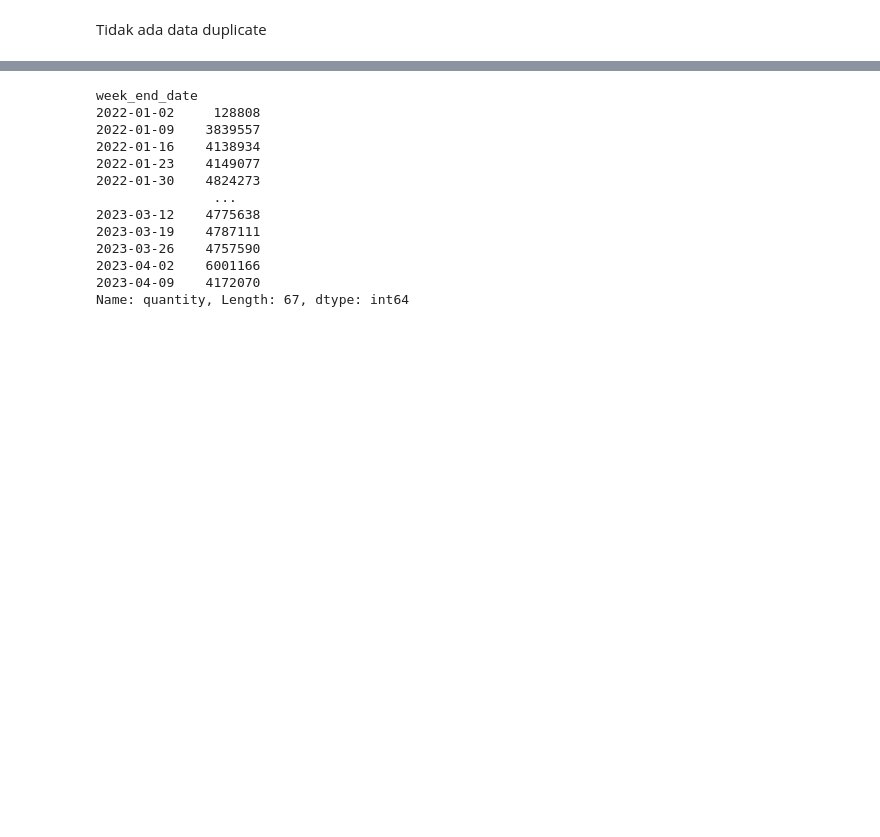
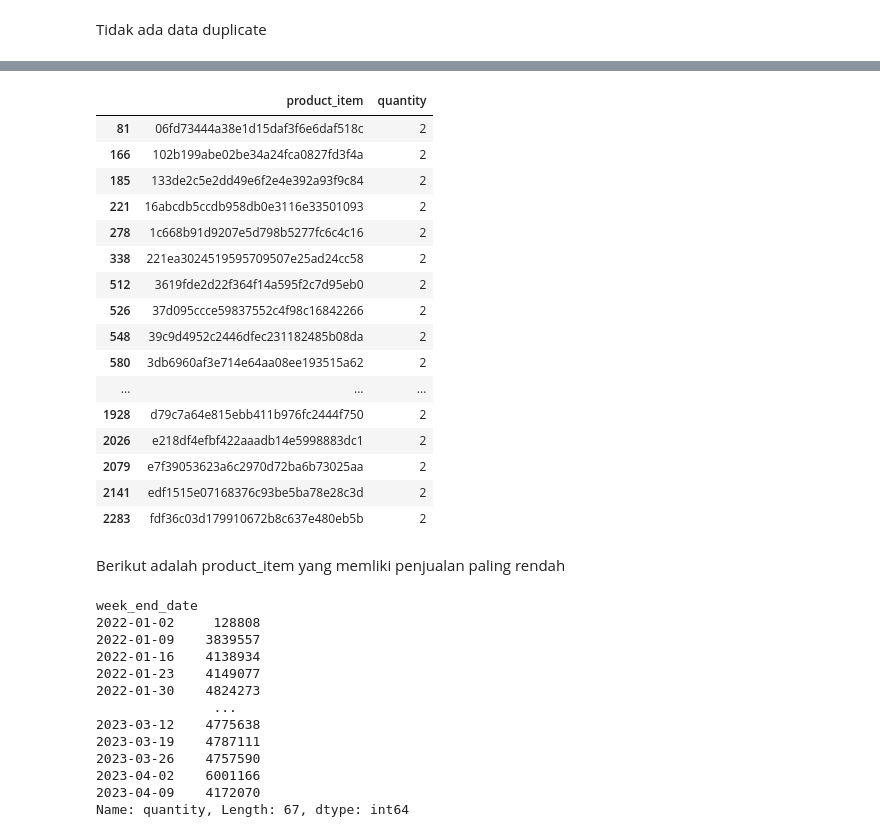
Before and after one commit to andik-alfauzi/Final-Project, a Jupyter notebook: Final_Project_Andik_Al_Fauzi.ipynb, the cells around one changed output, grey strips where cells are left out. Cells and saved outputs as stored; diff of their text form; code cells hidden in the pictures; blank space fills up the shorter version.

```diff
--- a/Final_Project_Andik_Al_Fauzi.ipynb
+++ b/Final_Project_Andik_Al_Fauzi.ipynb
@@ -164,0 +177,5 @@ Berikut saya rubah format tanggal dari data `week_end_date` dari tipe object men
+# %%
+# Check quantity by day frequency
+salesPerItem = copyData.groupby('product_item',as_index=False)['quantity'].sum()
+salesPerItem = pd.DataFrame(salesPerItem)
+salesPerItem.head()
@@ -165,3 +202,25 @@ Berikut saya rubah format tanggal dari data `week_end_date` dari tipe object men
+# %%
+salesPerItem.loc[(salesPerItem['quantity'] == 2)]
+# %% [output]
+|  | product_item | quantity |
+| 81 | 06fd73444a38e1d15daf3f6e6daf518c | 2 |
+| 166 | 102b199abe02be34a24fca0827fd3f4a | 2 |
+| 185 | 133de2c5e2dd49e6f2e4e392a93f9c84 | 2 |
+| 221 | 16abcdb5ccdb958db0e3116e33501093 | 2 |
+| 278 | 1c668b91d9207e5d798b5277fc6c4c16 | 2 |
+| 338 | 221ea3024519595709507e25ad24cc58 | 2 |
+| 512 | 3619fde2d22f364f14a595f2c7d95eb0 | 2 |
+| 526 | 37d095ccce59837552c4f98c16842266 | 2 |
+| 548 | 39c9d4952c2446dfec231182485b08da | 2 |
+| 580 | 3db6960af3e714e64aa08ee193515a62 | 2 |
+| ... | ... | ... |
+| 1928 | d79c7a64e815ebb411b976fc2444f750 | 2 |
+| 2026 | e218df4efbf422aaadb14e5998883dc1 | 2 |
+| 2079 | e7f39053623a6c2970d72ba6b73025aa | 2 |
+| 2141 | edf1515e07168376c93be5ba78e28c3d | 2 |
+| 2283 | fdf36c03d179910672b8c637e480eb5b | 2 |
+# %% [markdown]
+Berikut adalah product_item yang memliki penjualan paling rendah
 # %%
 # Get the dataframe
 sales = copyData.groupby('week_end_date')['quantity'].sum()
```
Also changed, not shown: parts of 21 cells of this notebook, 1 other file.
